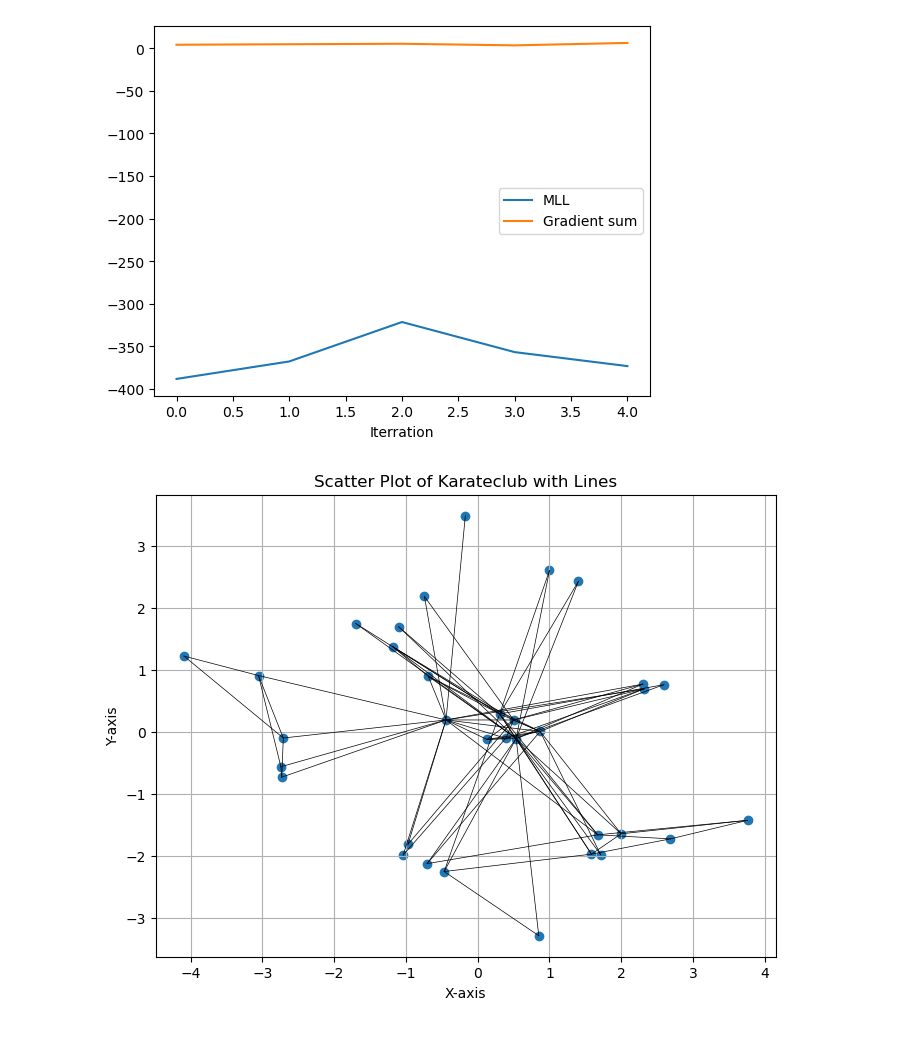
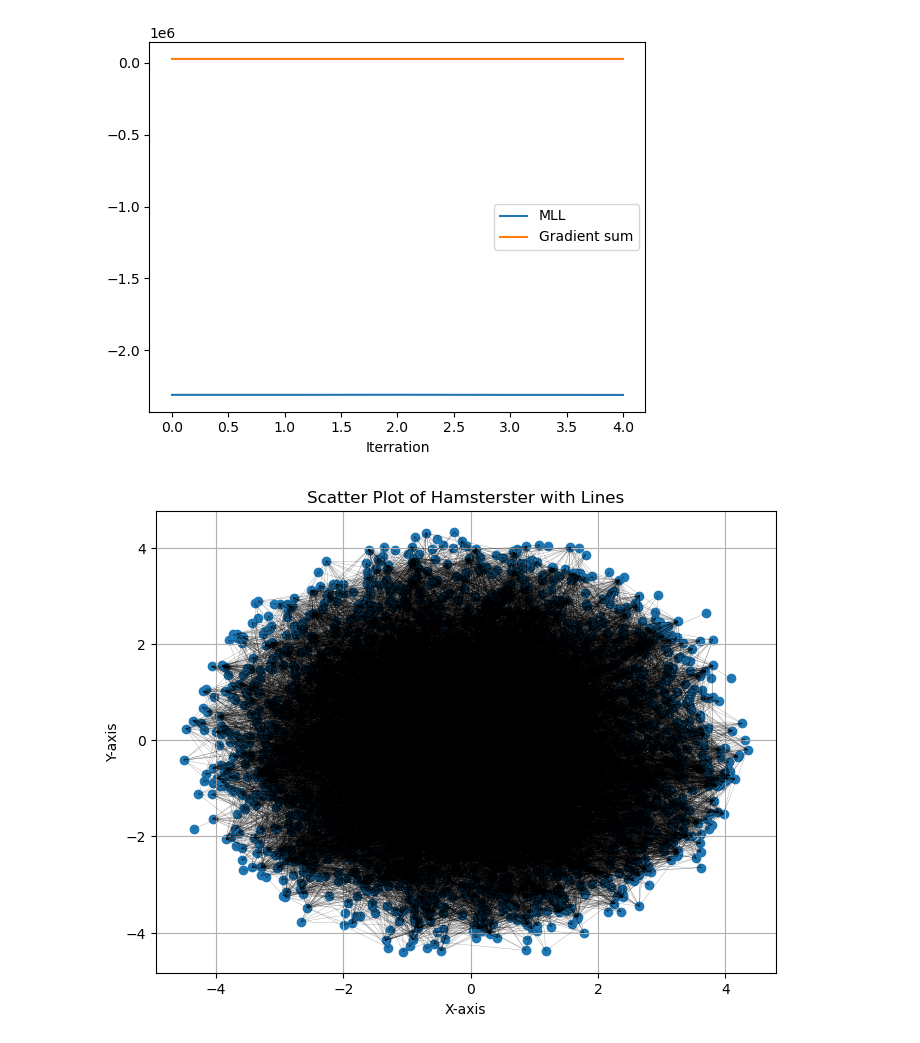
Before and after one commit to SigneDjernis/Latent_Distance_Models, a Jupyter notebook: hamsterster dataset/Hamsterster_test prior.ipynb, the cells around one changed output. Cells and saved outputs as stored; diff of their text form; code cells hidden in the pictures.

```diff
--- a/hamsterster dataset/Hamsterster_test prior.ipynb
+++ b/hamsterster dataset/Hamsterster_test prior.ipynb
@@ -9,6 +9,10 @@ import copy
 import random
 %store -r points
 %store -r random_numbers_matrix
+# %%
+num_samples = 2426
+alpha = 5
+dim = 2
 # %%
 True_posetiv = np.zeros(len(random_numbers_matrix))
 True_negativ = np.zeros(len(random_numbers_matrix))
@@ -29,7 +33,7 @@ grad_sum_final = np.zeros(len(random_numbers_matrix)) # Define the gradient sum
 for s in range(len(random_numbers_matrix)):
     Y_updated = np.delete(Y, random_numbers_matrix[s].flatten().astype(int), axis=0)
 
-    prev_grad = 200
+    prev_grad = 100000002
     grad = 0
     n = 100000
     points_copy = copy.deepcopy(points)
@@ -37,15 +41,17 @@ for s in range(len(random_numbers_matrix)):
     grad_sum = np.zeros(n) # Define the gradient sum
     k = 0
 
-    while abs(prev_grad - grad) > 0.01: # stopping criteria
+    while abs(prev_grad - grad) > 100000000: # stopping criteria
         prev_grad = grad
         for i in range(1,num_samples+1): # Run over number of num_samples
             grad_now = Gradient_function_prior_fast(i,dim,Y_updated,points_copy,alpha)
             grad_sum[k] += np.sum((grad_now)**2)
-            points_copy[i] += LR(k*10)*grad_now # Use Gradient_function and take step=0.1*grad
+            points_copy[i] += LR((k+1)*500)*grad_now # Use Gradient_function and take step=0.1*grad
         grad = grad_sum[k]
         MLL[k] = Loss_function_prior_fast(points_copy,Y_updated,dim,alpha) # Calcualte the probability using Loss_function
         k += 1
+
+    print(s)
 
     MLL_final[s] = MLL[k-1]
     grad_sum_final[s] = grad_sum[k-1]
@@ -117,25 +127,25 @@ plt.xlabel('Iterration')
 plt.legend()
 plt.show()
 # %% [output]
-[figure, old version]
+[figure, new version]
 # %%
 plt.figure(figsize=(8, 6))
 
 for m in range(len(Y)):
     if Y[m][0] == 1: # Check if there is a connection between Y[m][1] and Y[m][2]
         point1 = points_copy[Y[m][1]]
         point2 = points_copy[Y[m][2]]
-        plt.plot([point1[0], point2[0]], [point1[1], point2[1]], color='black', linewidth=0.5) # Ad a line between Y[m][1] and Y[m][2]
+        plt.plot([point1[0], point2[0]], [point1[1], point2[1]], color='black', linewidth=0.1) # Ad a line between Y[m][1] and Y[m][2]
 
 # extract the points and plot them
 x = [point[0] for point in points_copy.values()]
 y = [point[1] for point in points_copy.values()]
 plt.scatter(x, y)
 
 plt.xlabel('X-axis')
 plt.ylabel('Y-axis')
 plt.title('Scatter Plot of Hamsterster with Lines')
 plt.grid(True)
 plt.show()
 # %% [output]
-[figure, old version]
+[figure, new version]
```
Also changed, not shown: parts of 6 cells of this notebook, 3 other files.
